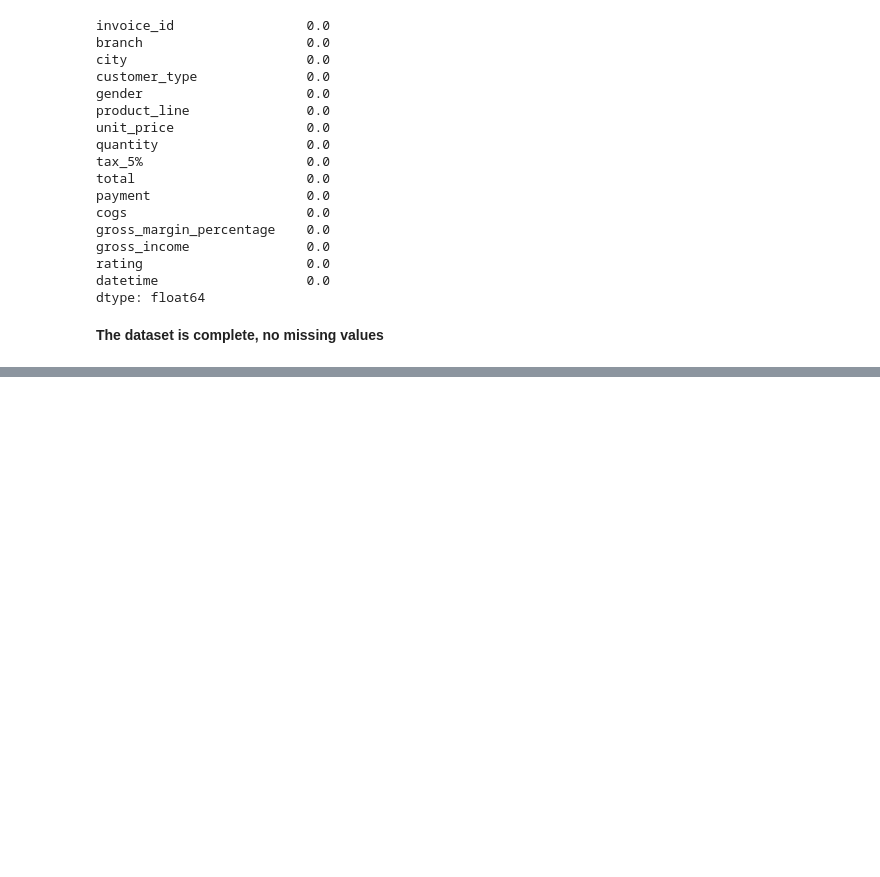
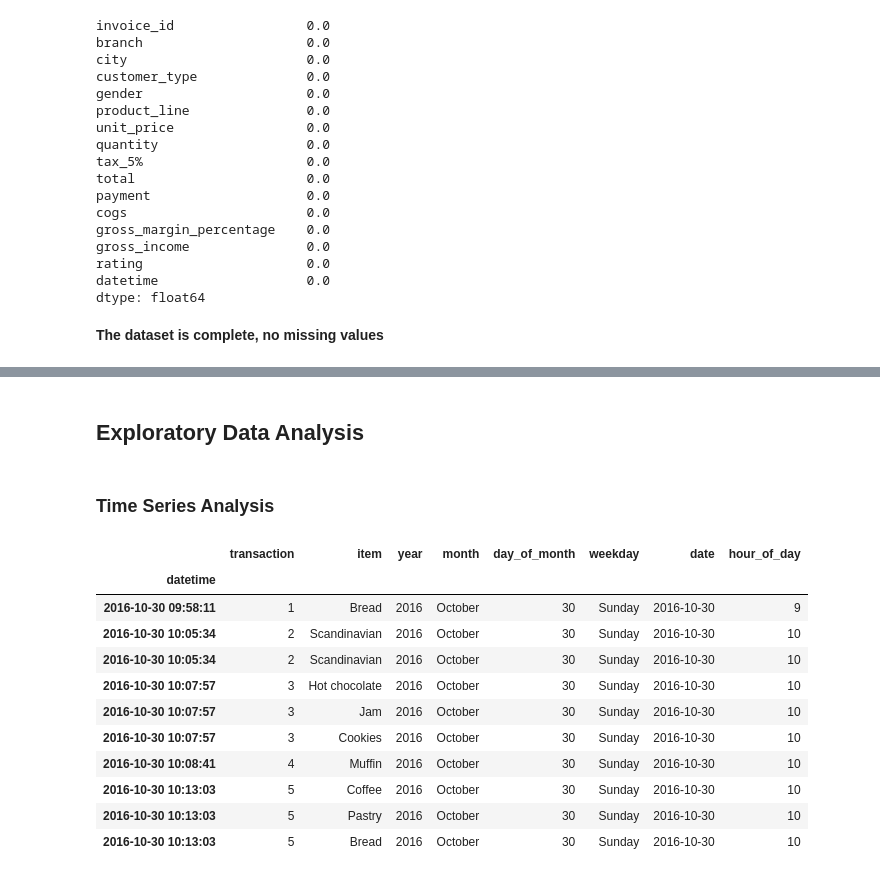
Before and after one commit to maudlcrf/rcg, a Jupyter notebook: challenge_1/Challenge1_Christopher.ipynb, the cells around one changed output, grey strips where cells are left out. Saved outputs shown, nothing was run; the diff lists cells and outputs as text; code cells hidden in the pictures; blank space fills up the shorter version.

Commit message:
Updates on some analysis performed

```diff
--- a/challenge_1/Challenge1_Christopher.ipynb
+++ b/challenge_1/Challenge1_Christopher.ipynb
@@ -13,6 +13,10 @@ import re
 import math
 from plotly.subplots import make_subplots
 import plotly.graph_objects as go
+# %%
+#adjust the display settings to be able to better understand our data
+pd.set_option('display.max_columns', None)  # Show all columns
+pd.set_option('display.max_rows', None)  # Show all rows (if needed)
 # %% [markdown]
 ### POS Data
 # %%
@@ -196,0 +203,11 @@ super_data.describe()
+# %%
+pos = pos_data.copy()
+pos.set_index('datetime', inplace=True)
+# %%
+#addding date-related columns for visuals later
+pos['year'] = pos.index.year
+pos['month'] = pos.index.month_name()
+pos['day_of_month'] = pos.index.day
+pos['weekday'] = pos.index.day_name()
+pos['date'] = pos.index.date
+pos['hour_of_day'] = pos.index.hour
@@ -196,0 +230,19 @@ super_data.describe()
+# %% [markdown]
+## Exploratory Data Analysis
+# %% [markdown]
+### Time Series Analysis
+# %%
+pos.head(10)
+# %% [output]
+|  | transaction | item | year | month | day_of_month | weekday | date | hour_of_day |
+| datetime |  |  |  |  |  |  |  |  |
+| 2016-10-30 09:58:11 | 1 | Bread | 2016 | October | 30 | Sunday | 2016-10-30 | 9 |
+| 2016-10-30 10:05:34 | 2 | Scandinavian | 2016 | October | 30 | Sunday | 2016-10-30 | 10 |
+| 2016-10-30 10:05:34 | 2 | Scandinavian | 2016 | October | 30 | Sunday | 2016-10-30 | 10 |
+| 2016-10-30 10:07:57 | 3 | Hot chocolate | 2016 | October | 30 | Sunday | 2016-10-30 | 10 |
+| 2016-10-30 10:07:57 | 3 | Jam | 2016 | October | 30 | Sunday | 2016-10-30 | 10 |
+| 2016-10-30 10:07:57 | 3 | Cookies | 2016 | October | 30 | Sunday | 2016-10-30 | 10 |
+| 2016-10-30 10:08:41 | 4 | Muffin | 2016 | October | 30 | Sunday | 2016-10-30 | 10 |
+| 2016-10-30 10:13:03 | 5 | Coffee | 2016 | October | 30 | Sunday | 2016-10-30 | 10 |
+| 2016-10-30 10:13:03 | 5 | Pastry | 2016 | October | 30 | Sunday | 2016-10-30 | 10 |
+| 2016-10-30 10:13:03 | 5 | Bread | 2016 | October | 30 | Sunday | 2016-10-30 | 10 |
```
Also changed, not shown: parts of 23 cells of this notebook.
